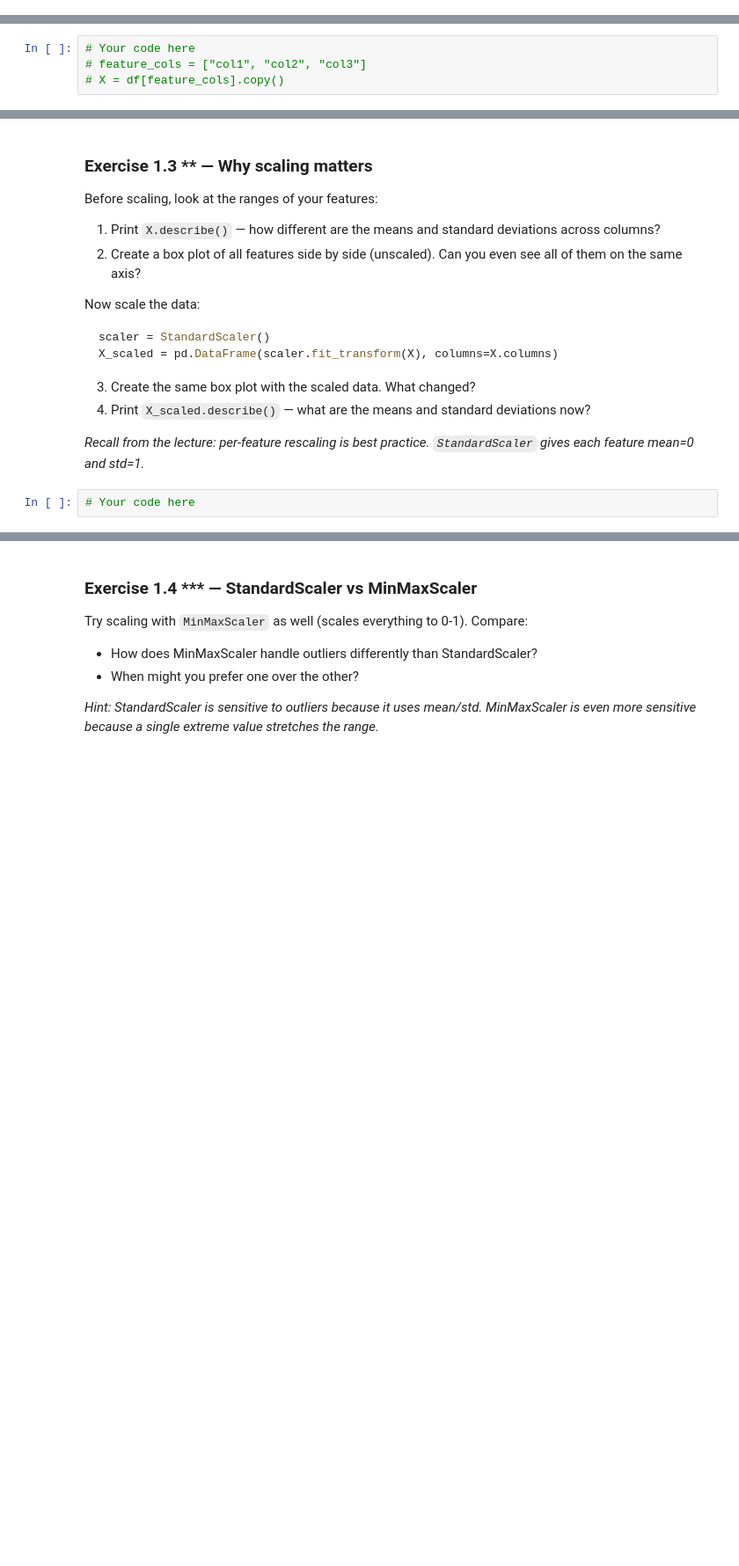
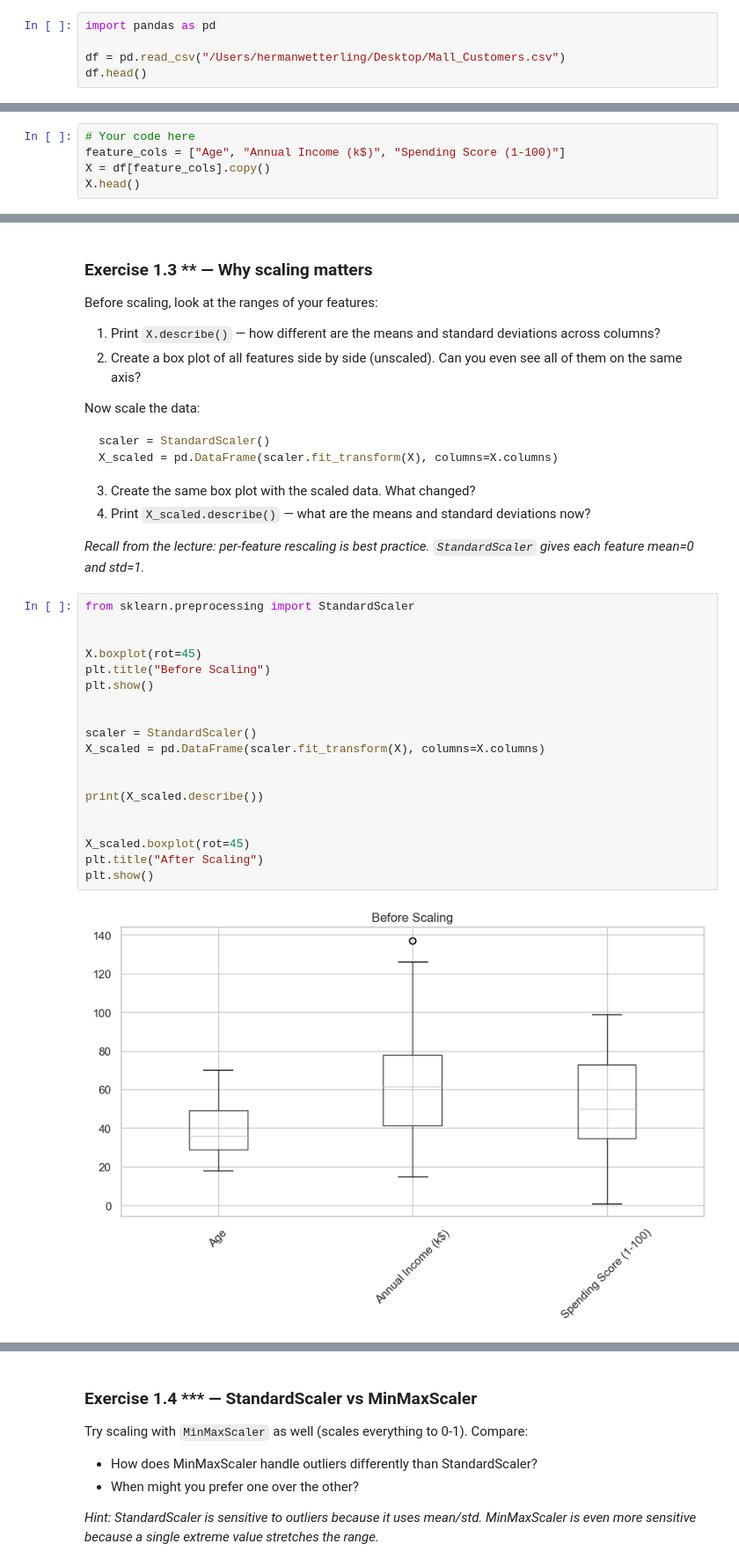
Before and after one commit to Oscar-Nilsson1/Workshop-UML, a Jupyter notebook: unsupervised_ml_workshop.ipynb, the cells around one changed output, grey strips where cells are left out. Shown at 88% size. Drawn from its saved outputs; the diff is of its cells as text; blank space fills up the shorter version.

```diff
--- a/unsupervised_ml_workshop.ipynb
+++ b/unsupervised_ml_workshop.ipynb
@@ -96,0 +93,5 @@ Useful: `pd.read_csv()`, `.info()`, `.describe()`, `.isnull().sum()`
+# %%
+import pandas as pd
+
+df = pd.read_csv("/Users/hermanwetterling/Desktop/Mall_Customers.csv")
+df.head()
@@ -105,5 +113,6 @@ Think about:
 - If you have a "label" column (like species in penguins), set it aside — you can use it later to check if your clusters match reality.
 # %%
 # Your code here
-# feature_cols = ["col1", "col2", "col3"]
-# X = df[feature_cols].copy()
+feature_cols = ["Age", "Annual Income (k$)", "Spending Score (1-100)"]
+X = df[feature_cols].copy()
+X.head()
@@ -126,5 +142,24 @@ X_scaled = pd.DataFrame(scaler.fit_transform(X), columns=X.columns)
 4. Print `X_scaled.describe()` — what are the means and standard deviations now?
 
 *Recall from the lecture: per-feature rescaling is best practice. `StandardScaler` gives each feature mean=0 and std=1.*
-# %%
-# Your code here
+# %%
+from sklearn.preprocessing import StandardScaler
+
+
+X.boxplot(rot=45)
+plt.title("Before Scaling")
+plt.show()
+
+
+scaler = StandardScaler()
+X_scaled = pd.DataFrame(scaler.fit_transform(X), columns=X.columns)
+
+
+print(X_scaled.describe())
+
+
+X_scaled.boxplot(rot=45)
+plt.title("After Scaling")
+plt.show()
+# %% [output]
+[figure, added]
```
Also changed, not shown: parts of 17 cells of this notebook.
